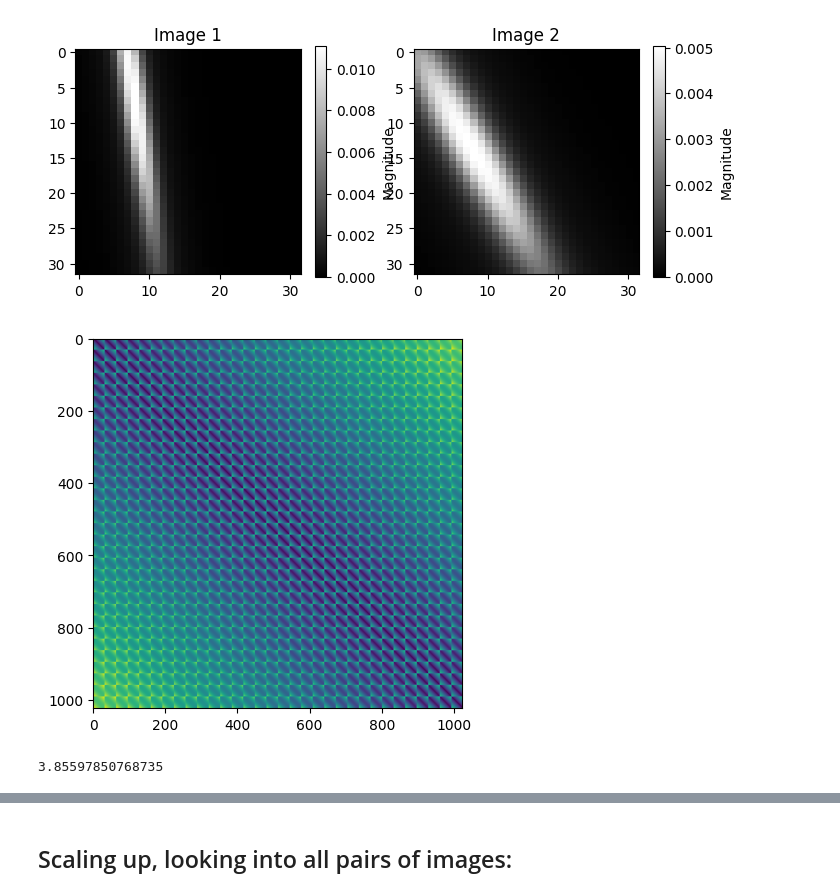
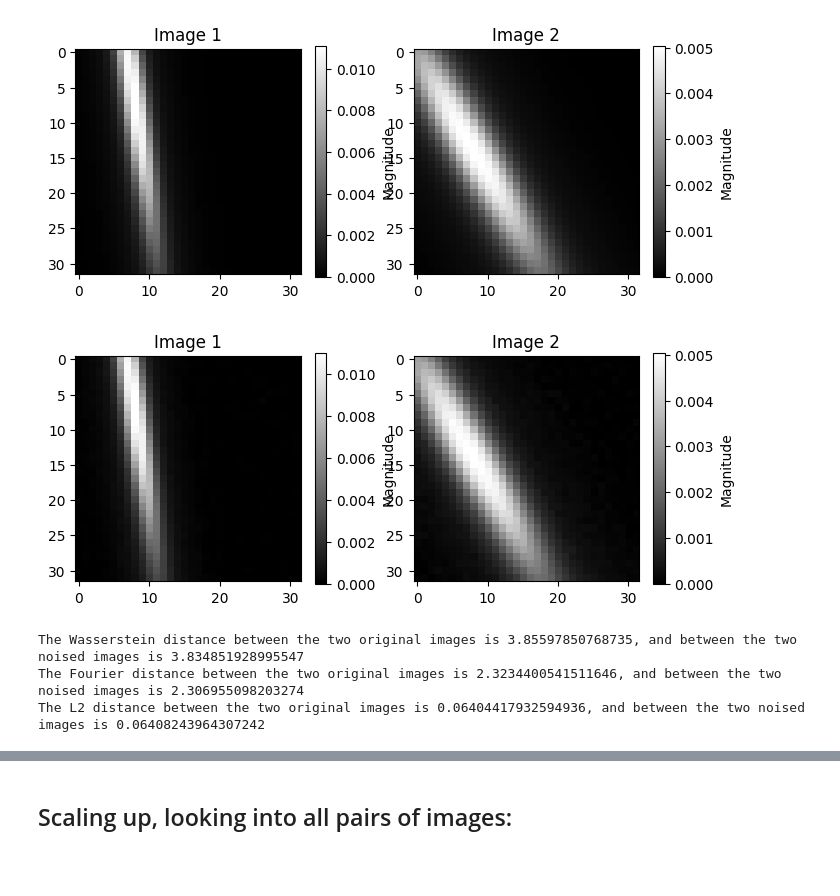
Before and after one commit to warik21/Thesis, a Jupyter notebook: Playground.ipynb, the cells around one changed output, grey strips where cells are left out. Drawn from its saved outputs; the diff is of its cells as text; code cells hidden in the pictures; blank space fills up the shorter version.

```diff
--- a/Playground.ipynb
+++ b/Playground.ipynb
@@ -58,9 +58,26 @@ cost_matrix = calculate_costs(image1.image.shape)
-# %%
-plt.imshow(cost_matrix)
-plt.show()
-# %% [output]
-[figure, removed]
-# %%
-ot.emd2(image1.image.flatten(), image2.image.flatten(), cost_matrix)
-# %% [output]
-3.85597850768735
+# %%
+Image.split_image(image1.image, image2.image, noise_param=1e-3)
+#plot:
+fig, axs = plt.subplots(1, 2, figsize=(8, 3))
+create_subplot(axs[0], image1.image_post, "Image 1")
+create_subplot(axs[1], image2.image_post, "Image 2")
+# %% [output]
+[figure, added]
+# %%
+w1_dist_original = calculate_and_time_wasserstein(image1.image, image2.image, cost_matrix)[0]
+w1_dist_noised = calculate_and_time_wasserstein(image1.image_post, image2.image_post, cost_matrix)[0]
+print(f'The Wasserstein distance between the two original images is {w1_dist_original}, and between the two noised images is {w1_dist_noised}')
+
+f_dist_original = calculate_and_time_fourier(image1.image, image2.image)[0]
+f_dist_noised = calculate_and_time_fourier(image1.image_post, image2.image_post)[0]
+print(f'The Fourier distance between the two original images is {f_dist_original}, and between the two noised images is {f_dist_noised}')
+
+l2_dist_original = calculate_and_time_l2(image1.image, image2.image)[0]
+image1.image_noised /= image1.image_noised.sum()
+image2.image_noised /= image2.image_noised.sum()
+l2_dist_noised = calculate_and_time_l2(image1.image_noised, image2.image_noised)[0]
+print(f'The L2 distance between the two original images is {l2_dist_original}, and between the two noised images is {l2_dist_noised}')
+# %% [output]
+The Wasserstein distance between the two original images is 3.85597850768735, and between the two noised images is 3.834851928995547
+The Fourier distance between the two original images is 2.3234400541511646, and between the two noised images is 2.306955098203274
+The L2 distance between the two original images is 0.06404417932594936, and between the two noised images is 0.06408243964307242
```
Also changed, not shown: parts of 12 cells of this notebook, 4 other files.
